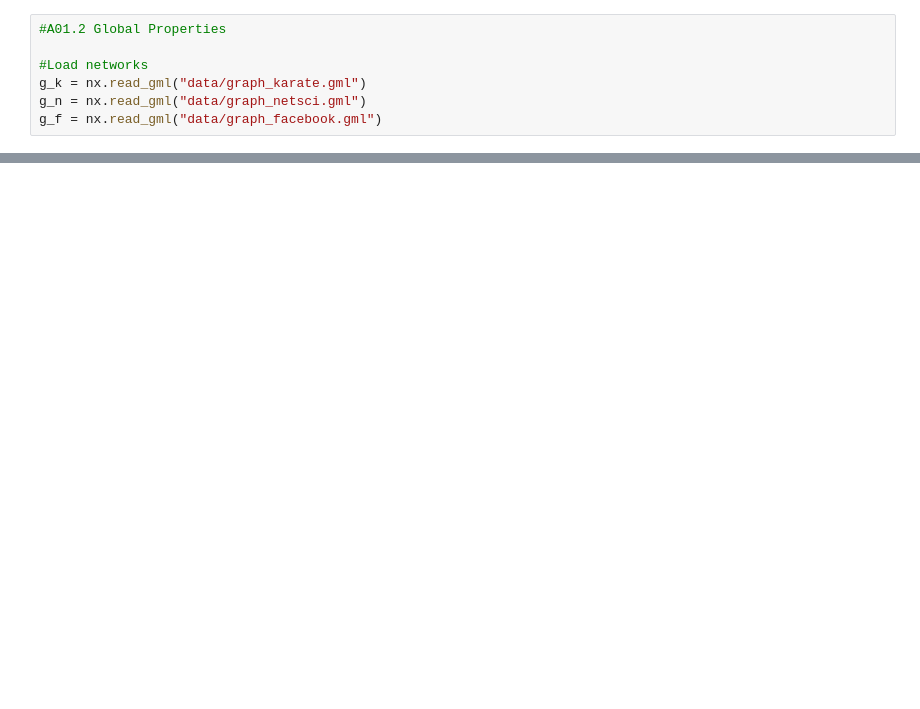
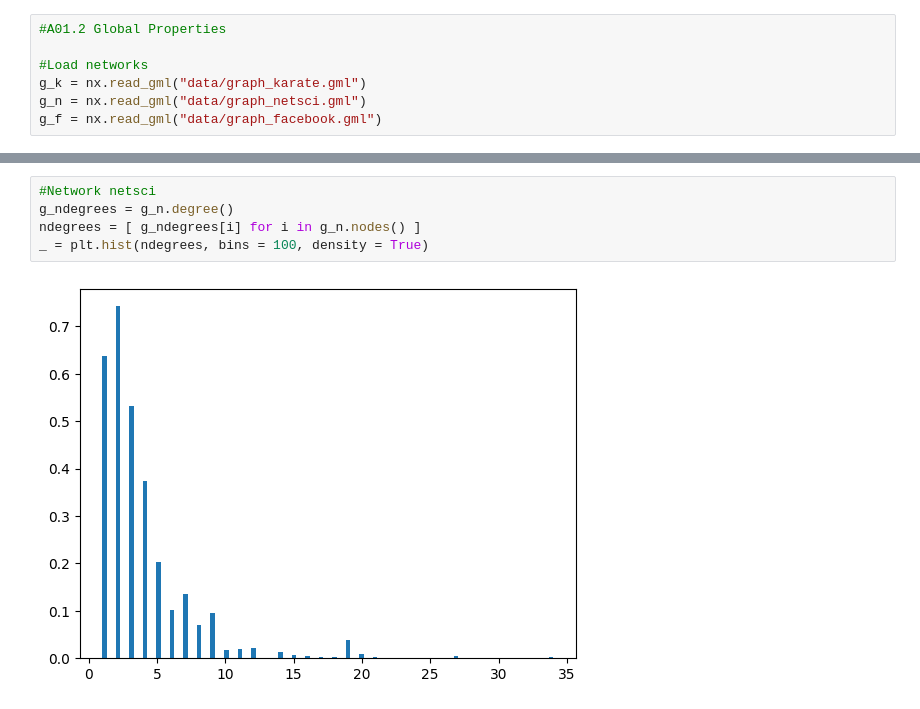
Before and after one commit to huyim/Netsci, a Jupyter notebook: Assi1/Hu_Yiming_EX1.ipynb, the cells around one changed output, grey strips where cells are left out. Saved outputs shown, nothing was run; the diff lists cells and outputs as text; blank space fills up the shorter version.

```diff
--- a/Assi1/Hu_Yiming_EX1.ipynb
+++ b/Assi1/Hu_Yiming_EX1.ipynb
@@ -47,0 +112,7 @@ g_fdegrees = g_f.degree()
+# %%
+#Network netsci
+g_ndegrees = g_n.degree()
+ndegrees = [ g_ndegrees[i] for i in g_n.nodes() ]
+_ = plt.hist(ndegrees, bins = 100, density = True)
+# %% [output]
+[figure, added]
```
Also changed, not shown: parts of 9 cells of this notebook, 1 other file.
